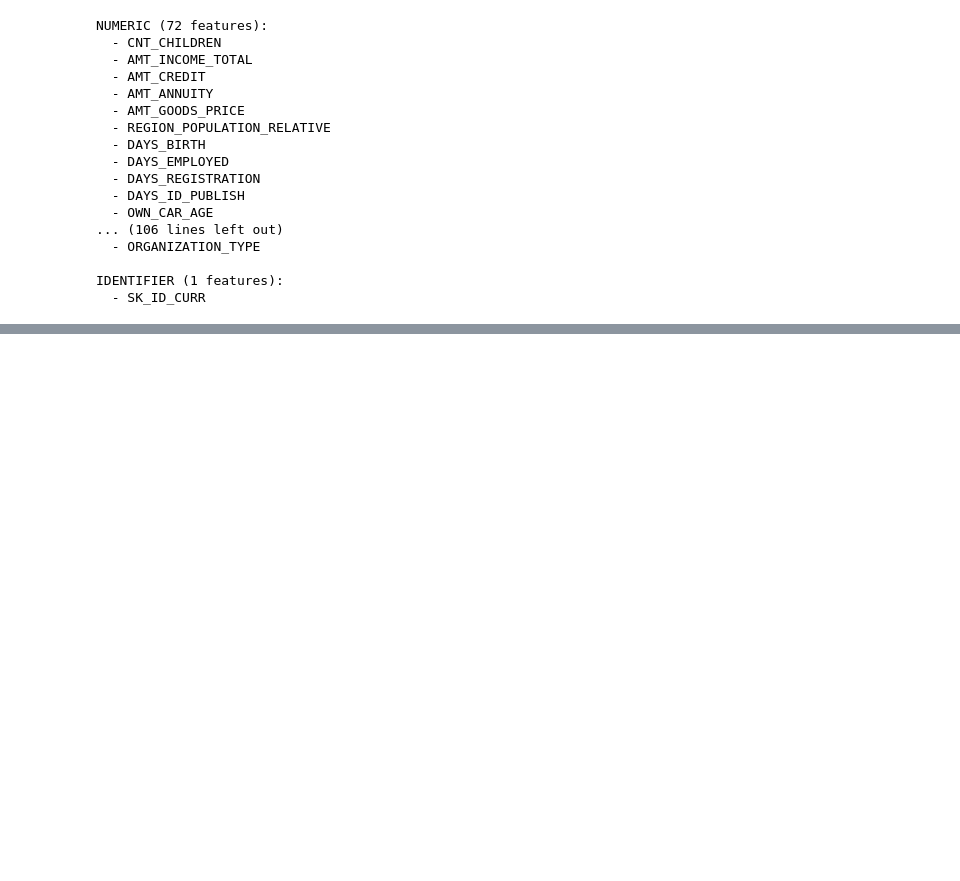
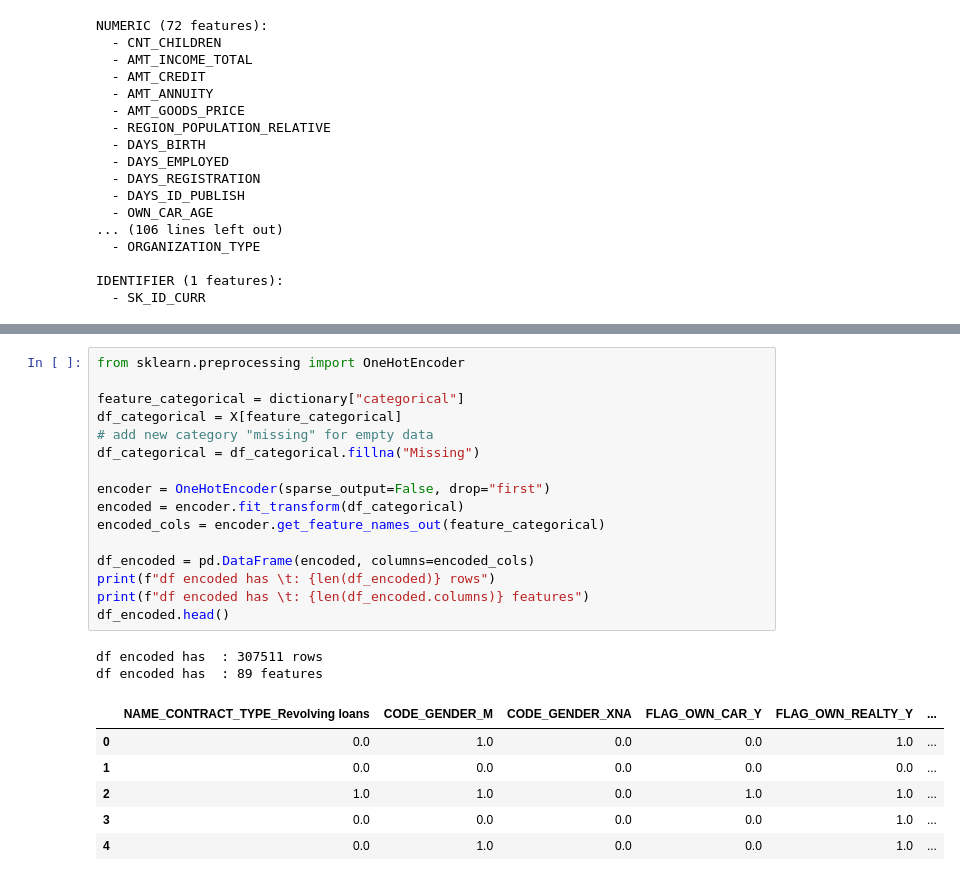
Before and after one commit to hhoow0093/IF441-B-MachineLearning-HomeCreditRisk-FinalProject, a Jupyter notebook: IF441-Machine-Learning-Project-Home-Credit-Risk-Final-Project.ipynb, the cells around one changed output, grey strips where cells are left out. Cells and saved outputs as stored; diff of their text form; blank space fills up the shorter version.

```diff
--- a/IF441-Machine-Learning-Project-Home-Credit-Risk-Final-Project.ipynb
+++ b/IF441-Machine-Learning-Project-Home-Credit-Risk-Final-Project.ipynb
@@ -164,0 +231,25 @@ IDENTIFIER (1 features):
+# %%
+from sklearn.preprocessing import OneHotEncoder
+
+feature_categorical = dictionary["categorical"]
+df_categorical = X[feature_categorical]
+# add new category "missing" for empty data
+df_categorical = df_categorical.fillna("Missing")
+
+encoder = OneHotEncoder(sparse_output=False, drop="first")
+encoded = encoder.fit_transform(df_categorical)
+encoded_cols = encoder.get_feature_names_out(feature_categorical)
+
+df_encoded = pd.DataFrame(encoded, columns=encoded_cols)
+print(f"df encoded has \t: {len(df_encoded)} rows")
+print(f"df encoded has \t: {len(df_encoded.columns)} features")
+df_encoded.head()
+# %% [output]
+df encoded has  : 307511 rows
+df encoded has  : 89 features
+|  | NAME_CONTRACT_TYPE_Revolving loans | CODE_GENDER_M | CODE_GENDER_XNA | FLAG_OWN_CAR_Y | FLAG_OWN_REALTY_Y | ... |
+| 0 | 0.0 | 1.0 | 0.0 | 0.0 | 1.0 | ... |
+| 1 | 0.0 | 0.0 | 0.0 | 0.0 | 0.0 | ... |
+| 2 | 1.0 | 1.0 | 0.0 | 1.0 | 1.0 | ... |
+| 3 | 0.0 | 0.0 | 0.0 | 0.0 | 1.0 | ... |
+| 4 | 0.0 | 1.0 | 0.0 | 0.0 | 1.0 | ... |
```
Also changed, not shown: parts of 15 cells of this notebook.
